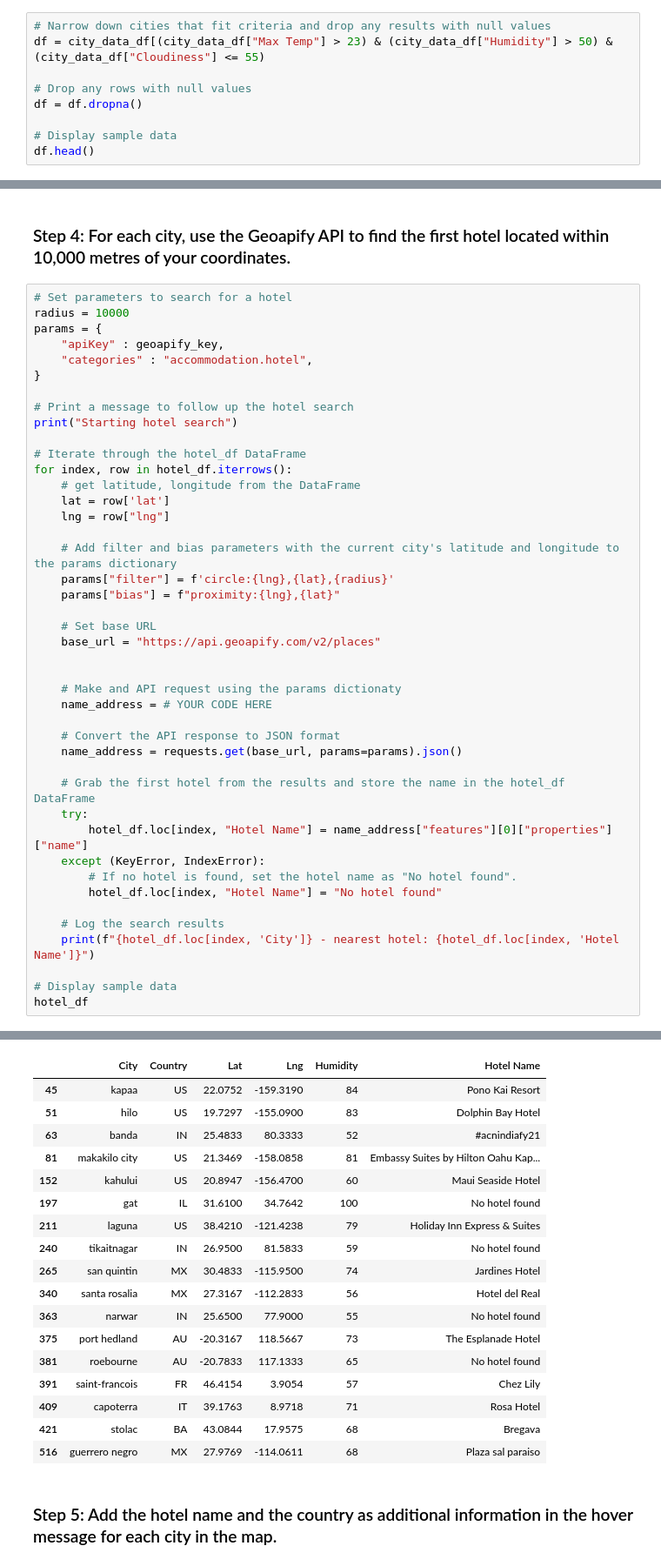
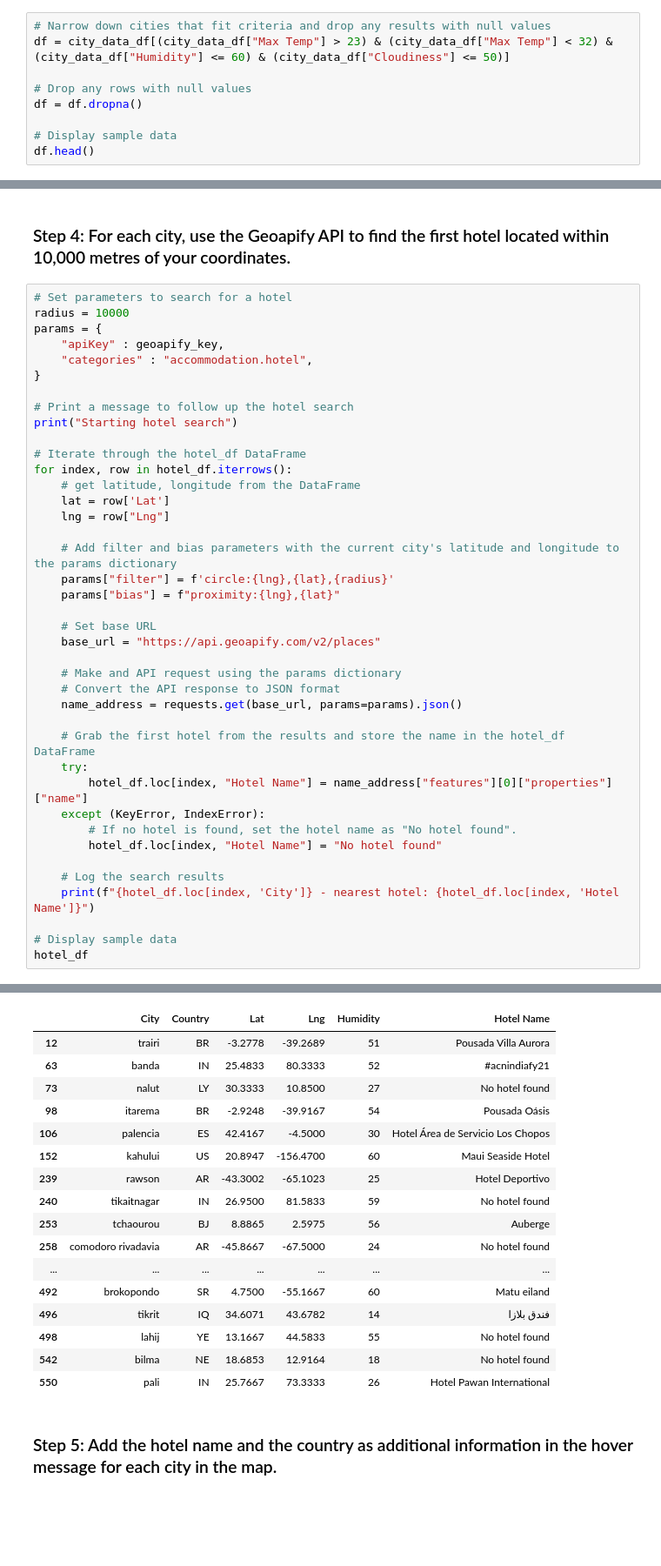
Before and after one commit to siobyrne/python-api-challenge, a Jupyter notebook: VacationPy.ipynb, the cells around one changed output, grey strips where cells are left out. Shown: that part at 87% size. Cells and saved outputs as stored; diff of their text form; blank space fills up the shorter version.

Commit message:
Add plot of ideal vacation spots and nearest hotel

```diff
--- a/VacationPy.ipynb
+++ b/VacationPy.ipynb
@@ -57,7 +57,7 @@ map
 ### Step 2: Narrow down the `city_data_df` DataFrame to find your ideal weather condition
 # %%
 # Narrow down cities that fit criteria and drop any results with null values
-df = city_data_df[(city_data_df["Max Temp"] > 23) & (city_data_df["Humidity"] > 50) & (city_data_df["Cloudiness"] <= 55)
+df = city_data_df[(city_data_df["Max Temp"] > 23) & (city_data_df["Max Temp"] < 32) & (city_data_df["Humidity"] <= 60) & (city_data_df["Cloudiness"] <= 50)]
 
 # Drop any rows with null values
 df = df.dropna()
@@ -130,8 +117,8 @@ print("Starting hotel search")
 # Iterate through the hotel_df DataFrame
 for index, row in hotel_df.iterrows():
     # get latitude, longitude from the DataFrame
-    lat = row['lat']
-    lng = row["lng"]
+    lat = row['Lat']
+    lng = row["Lng"]
 
     # Add filter and bias parameters with the current city's latitude and longitude to the params dictionary
     params["filter"] = f'circle:{lng},{lat},{radius}'
@@ -140,10 +127,7 @@ for index, row in hotel_df.iterrows():
     # Set base URL
     base_url = "https://api.geoapify.com/v2/places"
 
-
-    # Make and API request using the params dictionaty
-    name_address = # YOUR CODE HERE
-
+    # Make and API request using the params dictionary
     # Convert the API response to JSON format
     name_address = requests.get(base_url, params=params).json()
 
@@ -181,20 +164,19 @@ guerrero negro - nearest hotel: Plaza sal paraiso
 |  | City | Country | Lat | Lng | Humidity | Hotel Name |
-| 45 | kapaa | US | 22.0752 | -159.3190 | 84 | Pono Kai Resort |
-| 51 | hilo | US | 19.7297 | -155.0900 | 83 | Dolphin Bay Hotel |
+| 12 | trairi | BR | -3.2778 | -39.2689 | 51 | Pousada Villa Aurora |
 | 63 | banda | IN | 25.4833 | 80.3333 | 52 | #acnindiafy21 |
-| 81 | makakilo city | US | 21.3469 | -158.0858 | 81 | Embassy Suites by Hilton Oahu Kap... |
+| 73 | nalut | LY | 30.3333 | 10.8500 | 27 | No hotel found |
+| 98 | itarema | BR | -2.9248 | -39.9167 | 54 | Pousada Oásis |
+| 106 | palencia | ES | 42.4167 | -4.5000 | 30 | Hotel Área de Servicio Los Chopos |
 | 152 | kahului | US | 20.8947 | -156.4700 | 60 | Maui Seaside Hotel |
-| 197 | gat | IL | 31.6100 | 34.7642 | 100 | No hotel found |
-| 211 | laguna | US | 38.4210 | -121.4238 | 79 | Holiday Inn Express & Suites |
+| 239 | rawson | AR | -43.3002 | -65.1023 | 25 | Hotel Deportivo |
 | 240 | tikaitnagar | IN | 26.9500 | 81.5833 | 59 | No hotel found |
-| 265 | san quintin | MX | 30.4833 | -115.9500 | 74 | Jardines Hotel |
-| 340 | santa rosalia | MX | 27.3167 | -112.2833 | 56 | Hotel del Real |
-| 363 | narwar | IN | 25.6500 | 77.9000 | 55 | No hotel found |
-| 375 | port hedland | AU | -20.3167 | 118.5667 | 73 | The Esplanade Hotel |
-| 381 | roebourne | AU | -20.7833 | 117.1333 | 65 | No hotel found |
-| 391 | saint-francois | FR | 46.4154 | 3.9054 | 57 | Chez Lily |
-| 409 | capoterra | IT | 39.1763 | 8.9718 | 71 | Rosa Hotel |
-| 421 | stolac | BA | 43.0844 | 17.9575 | 68 | Bregava |
-| 516 | guerrero negro | MX | 27.9769 | -114.0611 | 68 | Plaza sal paraiso |
+| 253 | tchaourou | BJ | 8.8865 | 2.5975 | 56 | Auberge |
+| 258 | comodoro rivadavia | AR | -45.8667 | -67.5000 | 24 | No hotel found |
+| ... | ... | ... | ... | ... | ... | ... |
+| 492 | brokopondo | SR | 4.7500 | -55.1667 | 60 | Matu eiland |
+| 496 | tikrit | IQ | 34.6071 | 43.6782 | 14 | فندق بلازا |
+| 498 | lahij | YE | 13.1667 | 44.5833 | 55 | No hotel found |
+| 542 | bilma | NE | 18.6853 | 12.9164 | 18 | No hotel found |
+| 550 | pali | IN | 25.7667 | 73.3333 | 26 | Hotel Pawan International |
 # %% [markdown]
 ### Step 5: Add the hotel name and the country as additional information in the hover message for each city in the map.
```
Also changed, not shown: parts of 5 cells of this notebook.
